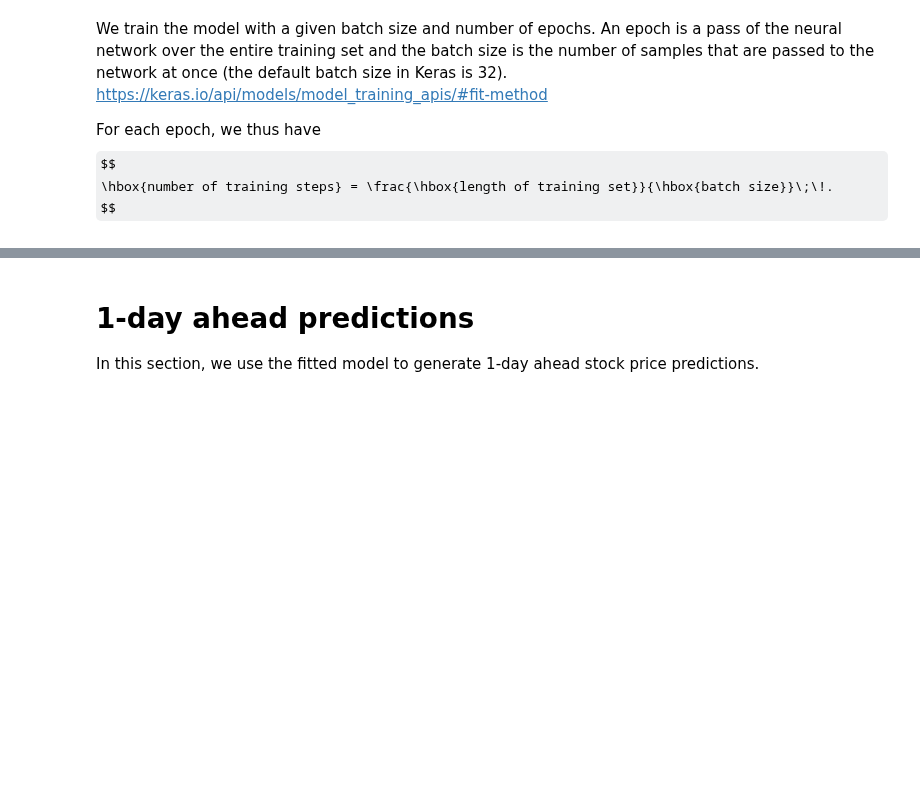
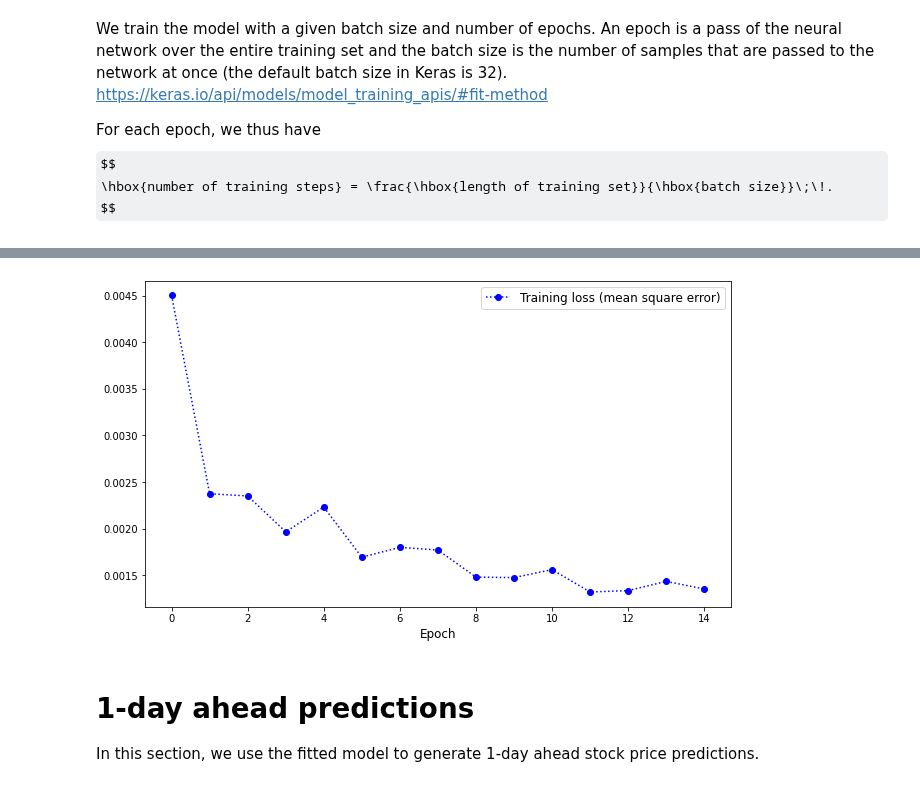
Before and after one commit to rtiedra/data-science, a Jupyter notebook: stock_price/stock_price.ipynb, the cells around one changed output, grey strips where cells are left out. Drawn from its saved outputs; the diff is of its cells as text; code cells hidden in the pictures; some formulas as TeX source; blank space fills up the shorter version.

```diff
--- a/stock_price/stock_price.ipynb
+++ b/stock_price/stock_price.ipynb
@@ -192,7 +192,7 @@ $$
 
 batch_size = 2
 epochs = 15
-model.fit(train_seqs, train_labels, batch_size=batch_size, epochs=epochs)
+history = model.fit(train_seqs, train_labels, batch_size=batch_size, epochs=epochs)
 model.save('model_parameters.h5')
 # %% [output]
 Epoch 1/15
@@ -215,3 +215,15 @@ Epoch 15/15
+# %%
+# Graph plot of training loss vs. number of epoch
+
+_, l = plt.subplots(figsize=(10.5,6))
+l.plot(history.history['loss'], color='b', linestyle='dotted', marker='o', label='Training loss (mean square error)')
+
+# Parameters and legend of the plot
+
+l.set_xlabel('Epoch', size='large')
+l.legend(fontsize='large');
+# %% [output]
+[figure, added]
 # %% [markdown]
 # 1-day ahead predictions
 In this section, we use the fitted model to generate 1-day ahead stock price predictions.
```
Also changed, not shown: parts of 7 cells of this notebook, 3 other files.
